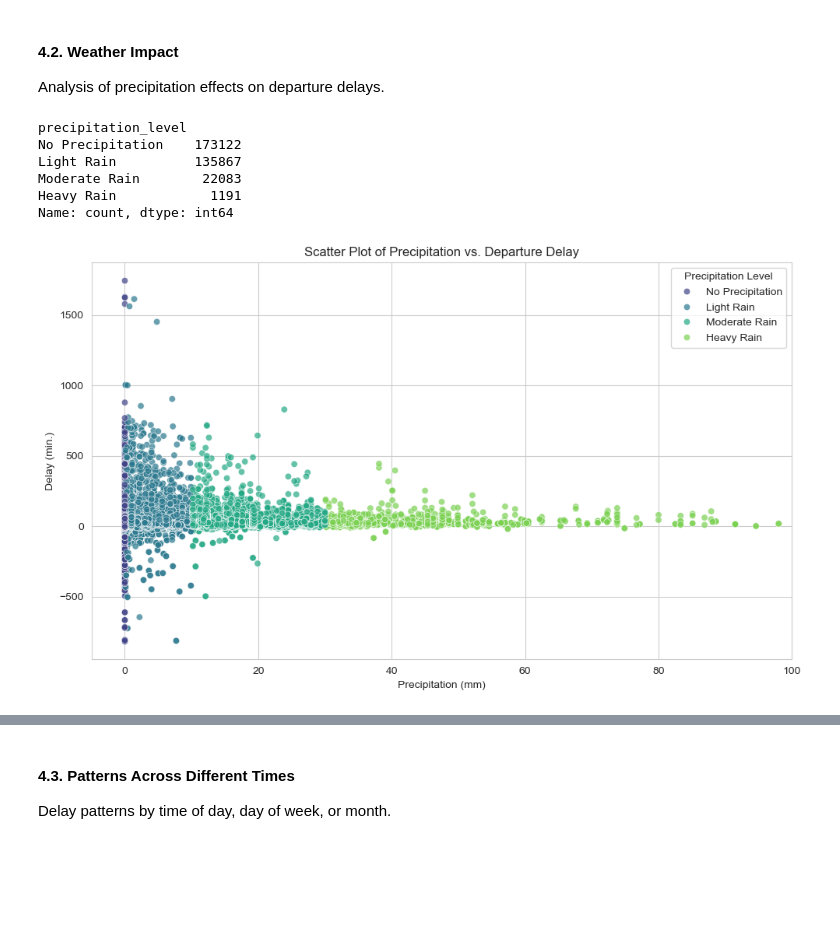
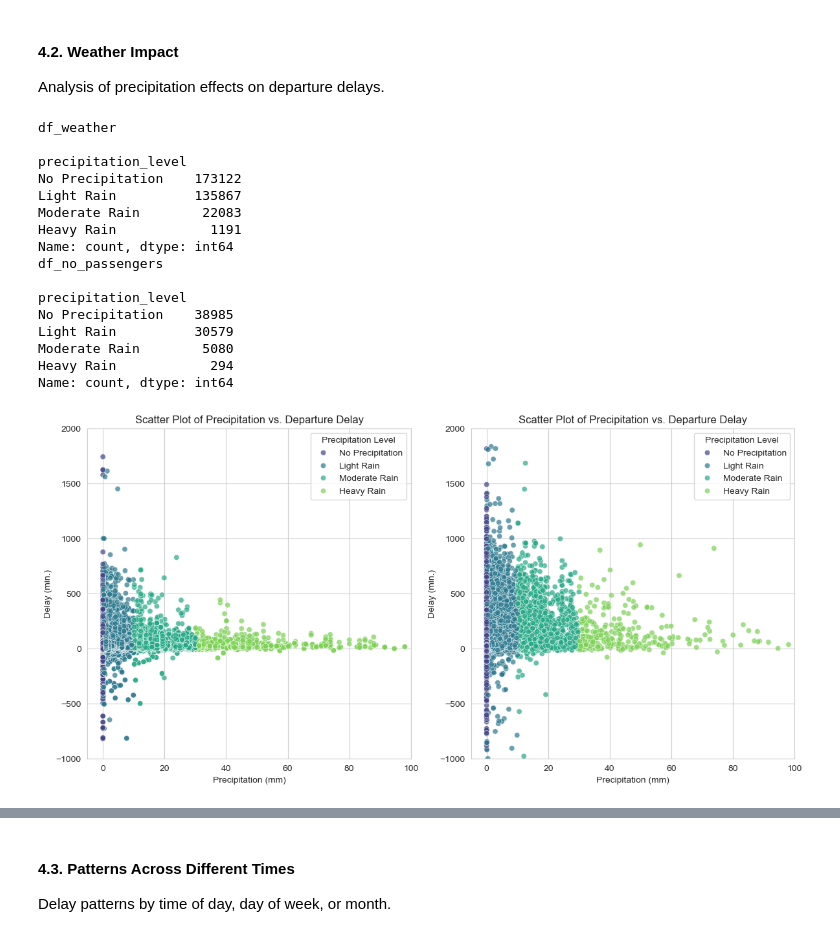
Before and after one commit to DT-Service-Consulting/avstats, a Jupyter notebook: avstats/AvStats_EDA.ipynb, the cells around one changed output, grey strips where cells are left out. Saved outputs shown, nothing was run; the diff lists cells and outputs as text; code cells hidden in the pictures; blank space fills up the shorter version.

```diff
--- a/avstats/AvStats_EDA.ipynb
+++ b/avstats/AvStats_EDA.ipynb
@@ -284,32 +285,82 @@ plt.show()
 
 Analysis of precipitation effects on departure delays.
 # %%
+plt.figure(figsize=(12, 6))
+
+
 # Categorize Precipitation Levels
 df_weather['precipitation_level'] = pd.cut(
     df_weather['prcp_dep'],
     bins=[-0.1, 0, 10, 30, float('inf')],  # Adjust bins for proper range
     labels=['No Precipitation', 'Light Rain', 'Moderate Rain', 'Heavy Rain'],  # Correct number of labels
     include_lowest=True  # Include the lowest bound in the first bin
 )
 
 # Check the distribution of precipitation levels
+print("df_weather\n")
 print(df_weather['precipitation_level'].value_counts())
 
 # Visualize Delays by Precipitation Level
-plt.figure(figsize=(10, 6))
+plt.subplot(1, 2, 1)
 sns.scatterplot(data=df_weather, x='prcp_dep', y='dep_delay', hue='precipitation_level', palette='viridis', alpha=0.7)
 plt.title('Scatter Plot of Precipitation vs. Departure Delay')
 plt.xlabel('Precipitation (mm)')
 plt.ylabel('Delay (min.)')
 plt.legend(title='Precipitation Level')
 plt.xlim(-5, 100)
+plt.ylim(-1000, 2000)
 plt.tight_layout()
+
+
+# Categorize Precipitation Levels
+df_no_passengers['precipitation_level'] = pd.cut(
+    df_no_passengers['prcp_dep'],
+    bins=[-0.1, 0, 10, 30, float('inf')],  # Adjust bins for proper range
+    labels=['No Precipitation', 'Light Rain', 'Moderate Rain', 'Heavy Rain'],  # Correct number of labels
+    include_lowest=True  # Include the lowest bound in the first bin
+)
+
+# Check the distribution of precipitation levels
+print("df_no_passengers\n")
+print(df_no_passengers['precipitation_level'].value_counts())
+
+# Visualize Delays by Precipitation Level
+plt.subplot(1, 2, 2)
+sns.scatterplot(data=df_no_passengers, x='prcp_dep', y='total_dep_delay', hue='precipitation_level', palette='viridis', alpha=0.7)
+plt.title('Scatter Plot of Precipitation vs. Departure Delay')
+plt.xlabel('Precipitation (mm)')
+plt.ylabel('Delay (min.)')
+plt.legend(title='Precipitation Level')
+plt.xlim(-5, 100)
+plt.ylim(-1000, 2000)
+plt.tight_layout()
+
+"""
+df_with_passengers['dep_delay_cat'] = pd.cut(
+    df_with_passengers['dep_delay'], bins=[-float('inf'), 15, 60, float('inf')], labels=['On-Time', 'Moderate', 'Severe']
+)
+
+# Analyze delay categories by factors
+plt.subplot(1, 2, 2)
+sns.countplot(data=df_with_passengers, x='delay_category', hue='precipitation_level', palette='viridis')
+plt.title('Delay Categories by Precipitation Level')
+plt.tight_layout()"""
 plt.show()
 # %% [output]
+df_weather
+
 precipitation_level
 No Precipitation    173122
 Light Rain          135867
 Moderate Rain        22083
 Heavy Rain            1191
 Name: count, dtype: int64
+df_no_passengers
+
+precipitation_level
+No Precipitation    38985
+Light Rain          30579
+Moderate Rain        5080
+Heavy Rain            294
+Name: count, dtype: int64
-[figure, old version]
+[figure, new version]
```
Also changed, not shown: parts of 14 cells of this notebook, 2 other files.
